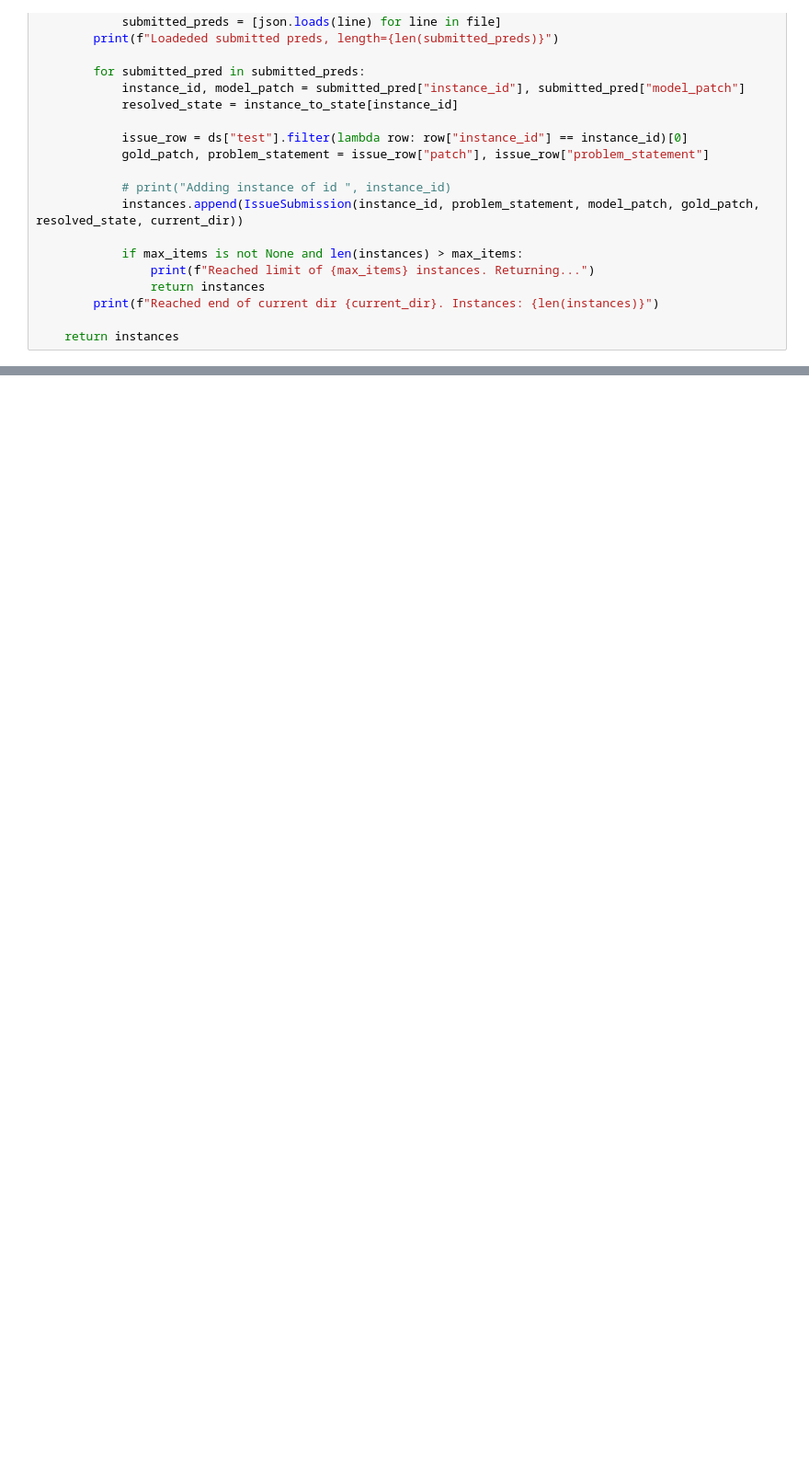
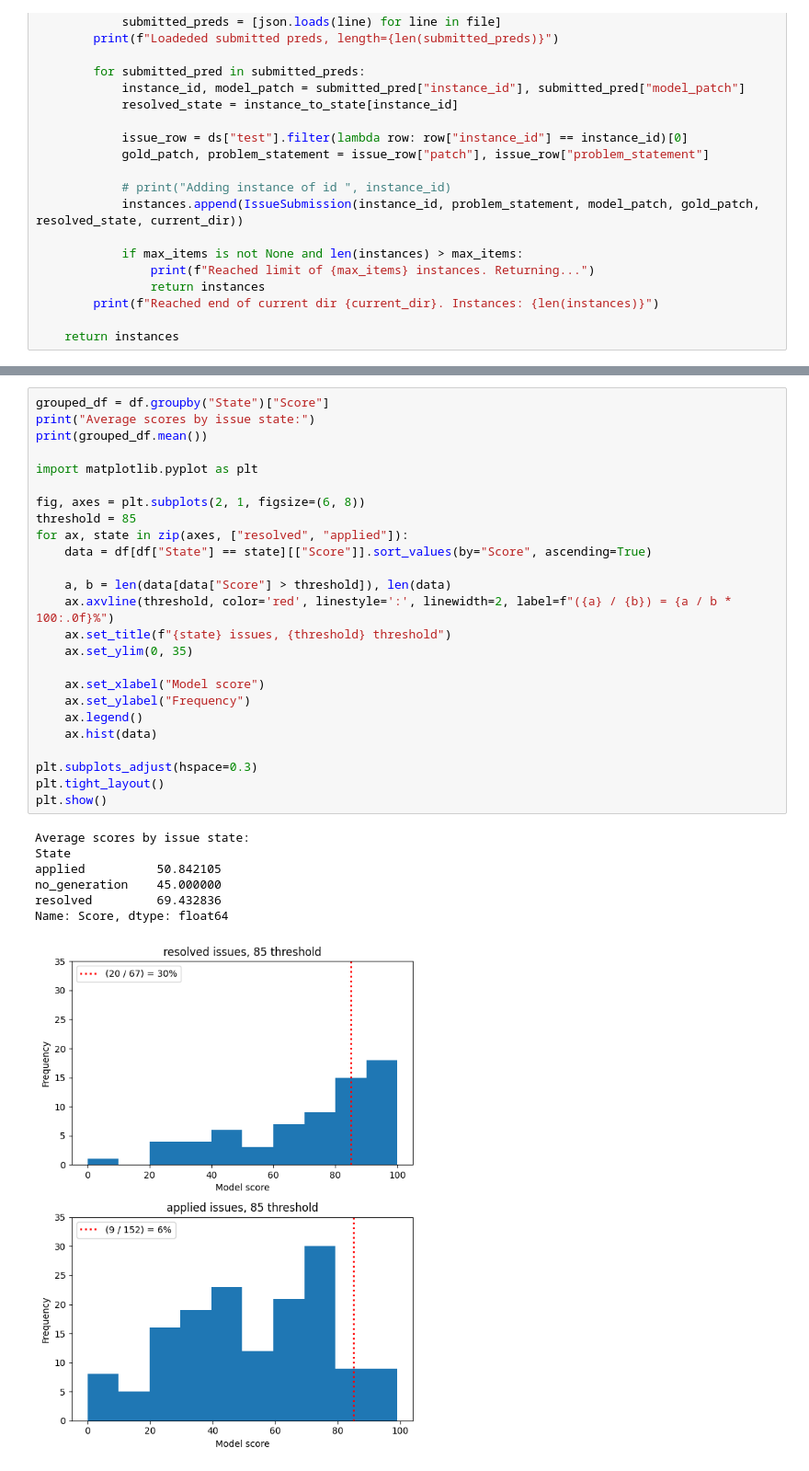
Before and after one commit to taogods/agentao, a Jupyter notebook: analysis/LLM Comparison Benchmarking.ipynb, the cells around one changed output, grey strips where cells are left out. Shown: that part at 92% size. Saved outputs shown, nothing was run; the diff lists cells and outputs as text; blank space fills up the shorter version.

Commit message:
Generalize LLM eval notebook to work with non-binary LLM outputs and add plots

```diff
--- a/analysis/LLM Comparison Benchmarking.ipynb
+++ b/analysis/LLM Comparison Benchmarking.ipynb
@@ -184,0 +260,33 @@ Eval results:
+# %%
+grouped_df = df.groupby("State")["Score"]
+print("Average scores by issue state:")
+print(grouped_df.mean())
+
+import matplotlib.pyplot as plt
+
+fig, axes = plt.subplots(2, 1, figsize=(6, 8))
+threshold = 85
+for ax, state in zip(axes, ["resolved", "applied"]):
+    data = df[df["State"] == state][["Score"]].sort_values(by="Score", ascending=True)
+
+    a, b = len(data[data["Score"] > threshold]), len(data)
+    ax.axvline(threshold, color='red', linestyle=':', linewidth=2, label=f"({a} / {b}) = {a / b * 100:.0f}%")
+    ax.set_title(f"{state} issues, {threshold} threshold")
+    ax.set_ylim(0, 35)
+
+    ax.set_xlabel("Model score")
+    ax.set_ylabel("Frequency")
+    ax.legend()
+    ax.hist(data)
+
+plt.subplots_adjust(hspace=0.3)
+plt.tight_layout()
+plt.show()
+# %% [output]
+Average scores by issue state:
+State
+applied          50.842105
+no_generation    45.000000
+resolved         69.432836
+Name: Score, dtype: float64
+[figure, added]
```
Also changed, not shown: parts of 4 cells of this notebook.
